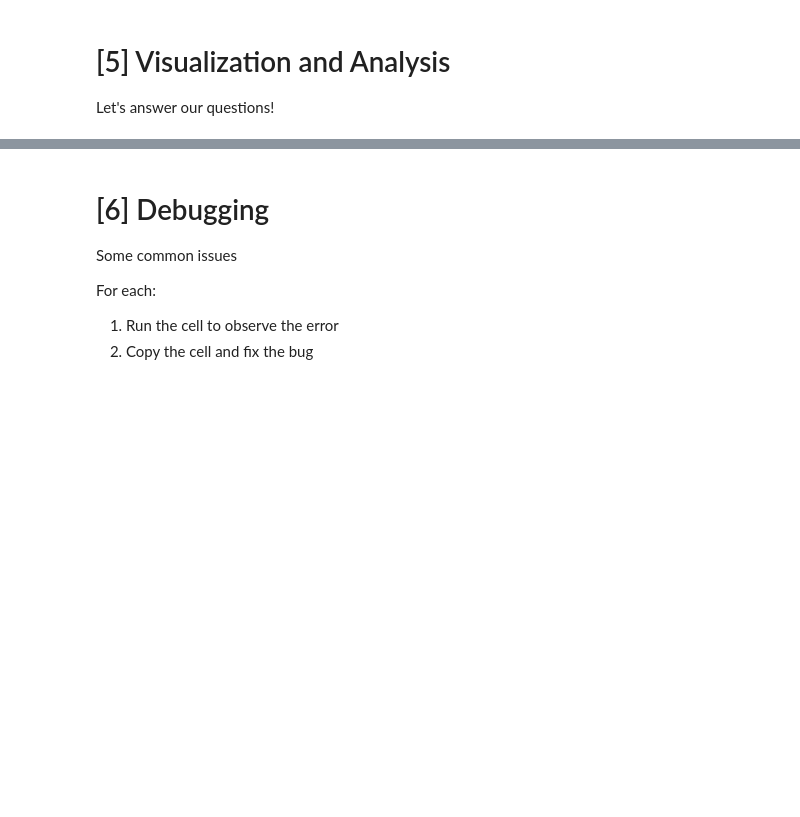
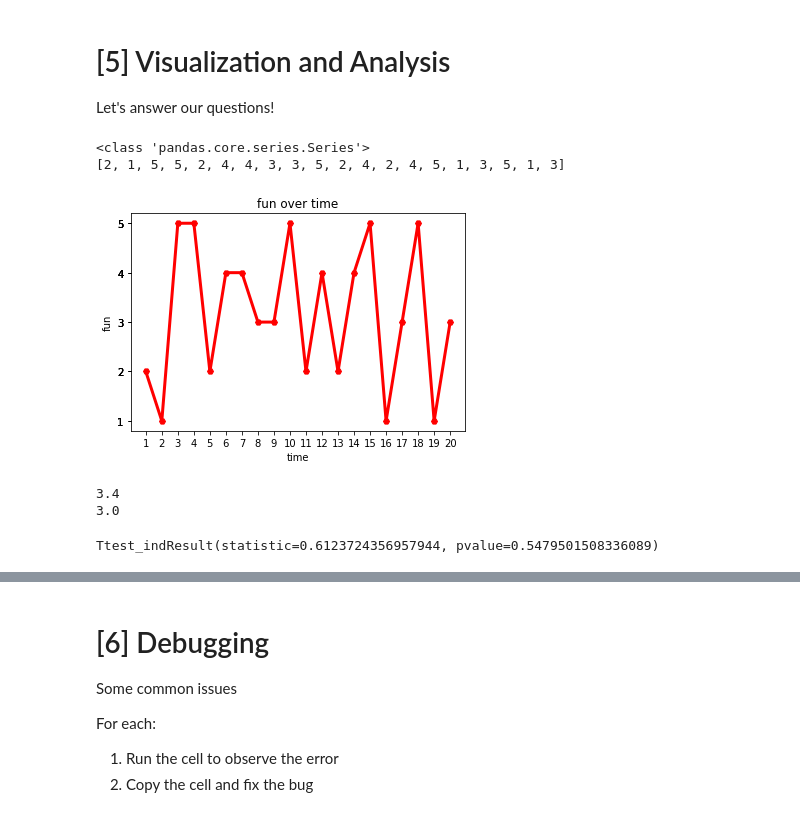
Before and after one commit to ahorowitz/awakening_python, a Jupyter notebook: awakening_python.ipynb, the cells around one changed output, grey strips where cells are left out. Cells and saved outputs as stored; diff of their text form; code cells hidden in the pictures; blank space fills up the shorter version.

```diff
--- a/awakening_python.ipynb
+++ b/awakening_python.ipynb
@@ -401,0 +829,42 @@ Let's answer our questions!
+# %%
+# print (data.day)
+data.fun #this grabs the stuff associated with a column
+
+print(type(data.fun)) #a column is called a series in pandas
+
+print (data.fun.tolist())
+
+time_list=data.day.tolist()
+fun_list=data.fun.tolist()
+
+# data.loc[0] #this prints the stuff associated with a row
+# %% [output]
+<class 'pandas.core.series.Series'>
+[2, 1, 5, 5, 2, 4, 4, 3, 3, 5, 2, 4, 2, 4, 5, 1, 3, 5, 1, 3]
+# %%
+plt.plot(time, fun, linewidth=3, color="r", marker="H")
+plt.title("fun over time")
+plt.xlabel("time")
+plt.xticks(time)  # this makes it tick along the x axis by units of time, not by weird random decimals
+plt.ylabel("fun")
+plt.yticks(fun)
+
+
+plt.show() #this makes is not also print random stuff
+# %% [output]
+[figure, added]
+# %%
+data.head(12)
+boston_fun=np.mean(fun_list[0:10])
+print (boston_fun)
+cambridge_fun=np.mean(fun_list[10:20])
+print (cambridge_fun)
+# %% [output]
+3.4
+3.0
+# %%
+import scipy as sp
+from scipy import stats
+sp.stats.ttest_ind(fun_list[0:10], fun_list[10:20])
+# %% [output]
+Ttest_indResult(statistic=0.6123724356957944, pvalue=0.5479501508336089)
```
Also changed, not shown: parts of 102 cells of this notebook.
